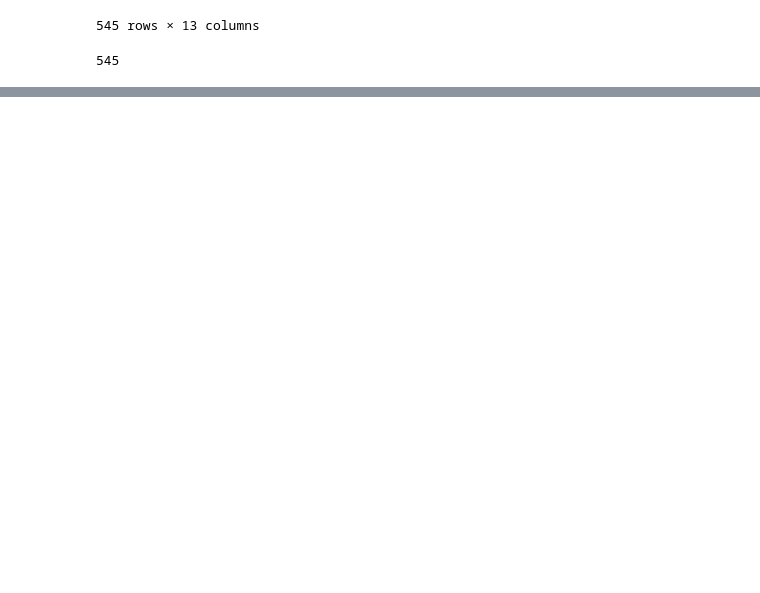
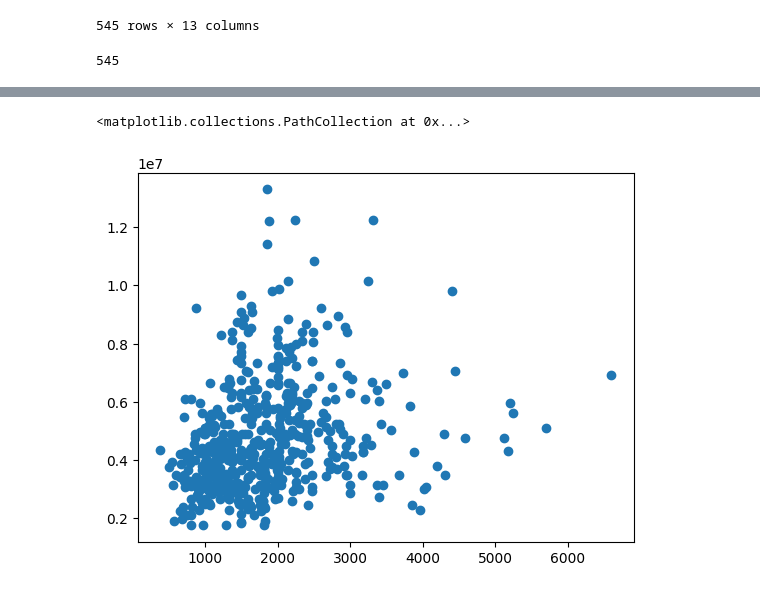
Before and after one commit to belenareal/machine_learning_projects, a Jupyter notebook: housing_prices/model.ipynb, the cells around one changed output, grey strips where cells are left out. Saved outputs shown, nothing was run; the diff lists cells and outputs as text; code cells hidden in the pictures; blank space fills up the shorter version.

Commit message:
models

```diff
--- a/housing_prices/model.ipynb
+++ b/housing_prices/model.ipynb
@@ -109,0 +57,6 @@ print(f'MSLE (LightGBM): {lgb_msle}')
+# %%
+### Cross validation
+X = df[feature_X]
+y = df[feature_y]
+
+cv = 5
@@ -109,0 +147,4 @@ print(f'MSLE (LightGBM): {lgb_msle}')
+# %%
+clf_model = RandomForestRegressor()
+clf_model.fit(X,y)
+pd.DataFrame({'columns' : X.columns, 'importance' : clf_model.feature_importances_}).sort_values('importance')
@@ -109,0 +193,5 @@ print(f'MSLE (LightGBM): {lgb_msle}')
+# %%
+plt.scatter(X['area']/(X['bathrooms']+X['bedrooms']), y)
+# %% [output]
+<matplotlib.collections.PathCollection at 0x...>
+[figure, added]
```
Also changed, not shown: parts of 17 cells of this notebook.
